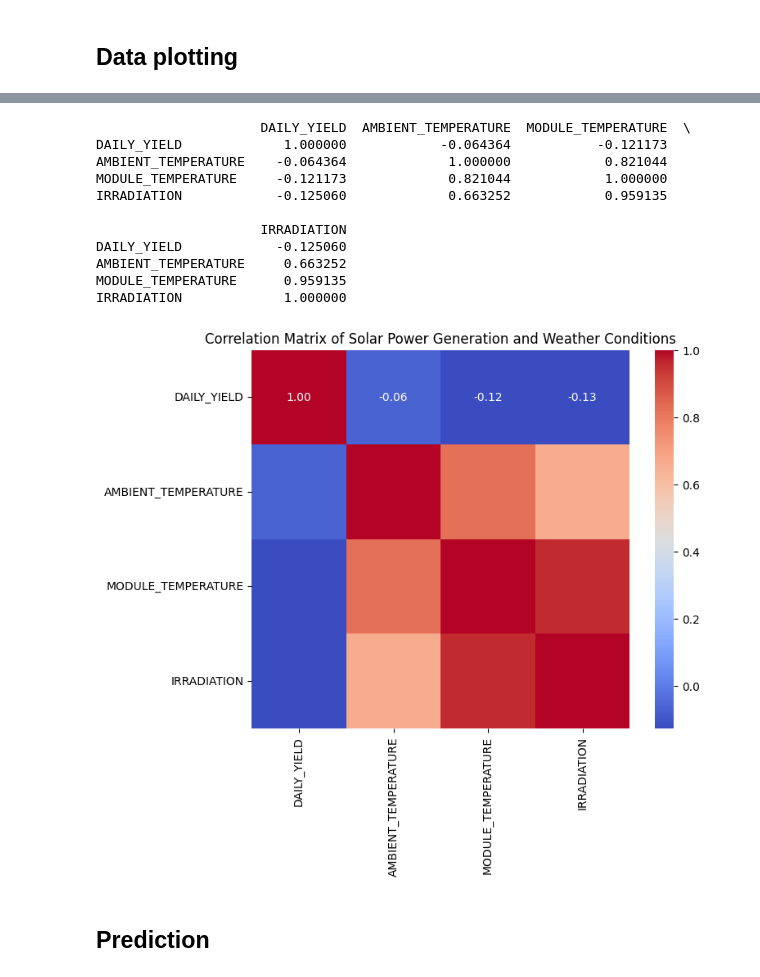
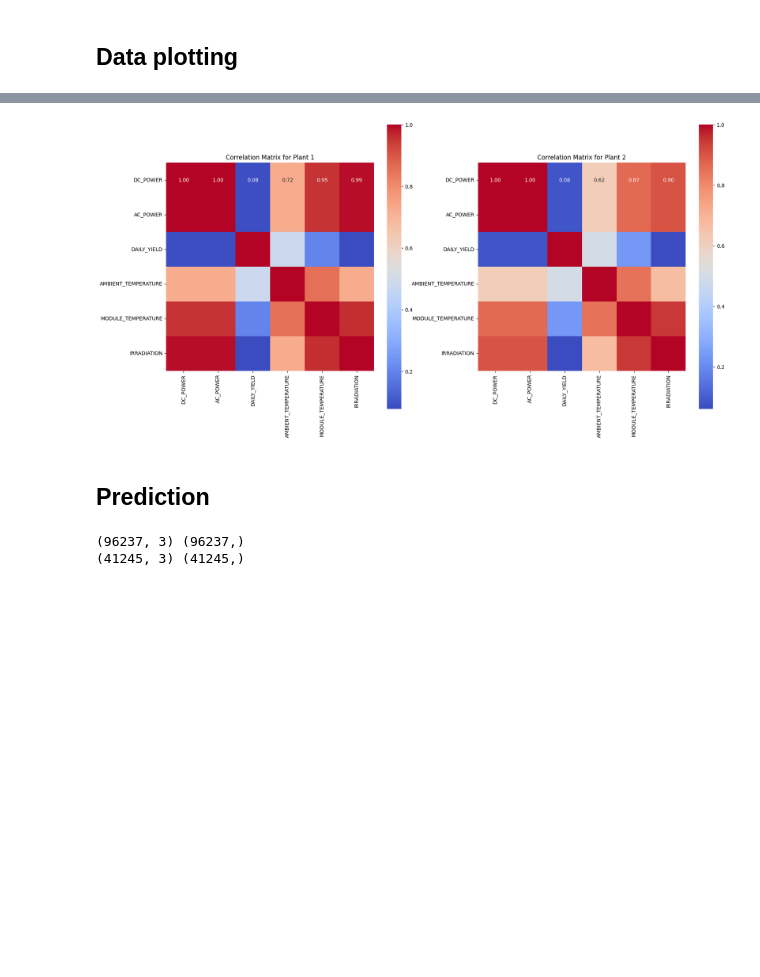
Before and after one commit to HarryXiong24/postgraduate-code-collection, a Jupyter notebook: Winter 2024/ML/project/main.ipynb, the cells around one changed output, grey strips where cells are left out. Drawn from its saved outputs; the diff is of its cells as text; code cells hidden in the pictures; blank space fills up the shorter version.

```diff
--- a/Winter 2024/ML/project/main.ipynb
+++ b/Winter 2024/ML/project/main.ipynb
@@ -224,48 +277,44 @@ plt.show()
-# %%
-# Calculating the correlation matrix for the combined data of Plant 1 and Plant 2
-
-# Selecting relevant columns for correlation analysis
-relevant_columns = [
-    "DAILY_YIELD",
-    "AMBIENT_TEMPERATURE",
-    "MODULE_TEMPERATURE",
-    "IRRADIATION",
-]
-correlation_matrix = data_combined[relevant_columns].corr()
-
-print(correlation_matrix)
-
-# Visualizing the correlation matrix
-plt.figure(figsize=(8, 6))
-sns.heatmap(correlation_matrix, annot=True, cmap="coolwarm", fmt=".2f", square=True)
-plt.title("Correlation Matrix of Solar Power Generation and Weather Conditions")
-plt.show()
-# %% [output]
-                     DAILY_YIELD  AMBIENT_TEMPERATURE  MODULE_TEMPERATURE  \
-DAILY_YIELD             1.000000            -0.064364           -0.121173
-AMBIENT_TEMPERATURE    -0.064364             1.000000            0.821044
-MODULE_TEMPERATURE     -0.121173             0.821044            1.000000
-IRRADIATION            -0.125060             0.663252            0.959135
-
-                     IRRADIATION
-DAILY_YIELD            -0.125060
-AMBIENT_TEMPERATURE     0.663252
-MODULE_TEMPERATURE      0.959135
-IRRADIATION             1.000000
-[figure, removed]
+# %%
+relevant_columns = [
+    "DC_POWER",
+    "AC_POWER",
+    "DAILY_YIELD",
+    "AMBIENT_TEMPERATURE",
+    "MODULE_TEMPERATURE",
+    "IRRADIATION",
+]
+
+correlation_matrix_1 = plant_1_data[relevant_columns].corr()
+correlation_matrix_2 = plant_2_data[relevant_columns].corr()
+
+
+plt.figure(figsize=(20, 10))
+
+plt.subplot(1, 2, 1)
+sns.heatmap(correlation_matrix_1, annot=True, cmap="coolwarm", fmt=".2f", square=True)
+plt.title("Correlation Matrix for Plant 1")
+
+plt.subplot(1, 2, 2)
+sns.heatmap(correlation_matrix_2, annot=True, cmap="coolwarm", fmt=".2f", square=True)
+plt.title("Correlation Matrix for Plant 2")
+
+plt.show()
+# %% [output]
+[figure, added]
 # %% [markdown]
 ## Prediction
 # %%
 # Preparing features and target variable
 features = data_combined[["AMBIENT_TEMPERATURE", "MODULE_TEMPERATURE", "IRRADIATION"]]
-target = data_combined["DAILY_YIELD"]
+target = data_combined["AC_POWER"]
 
 # Splitting the data into training and testing sets
 X_train, X_test, y_train, y_test = train_test_split(
-    features, target, test_size=0.2, random_state=42
+    features, target, test_size=0.3, random_state=42
 )
 
-# Standardizing the features
-scaler = StandardScaler()
-X_train_scaled = scaler.fit_transform(X_train)
-X_test_scaled = scaler.transform(X_test)
+print(X_train.shape, y_train.shape)
+print(X_test.shape, y_test.shape)
+# %% [output]
+(96237, 3) (96237,)
+(41245, 3) (41245,)
```
Also changed, not shown: parts of 18 cells of this notebook, 2 other files.
